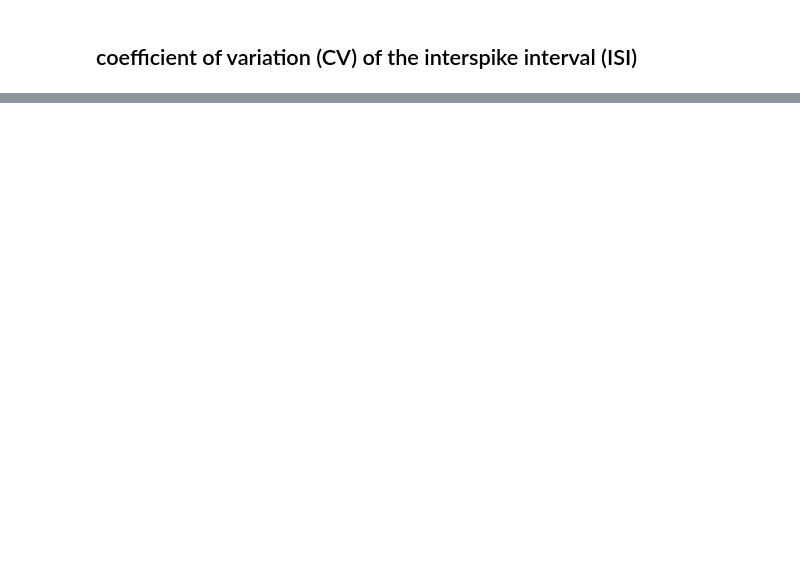
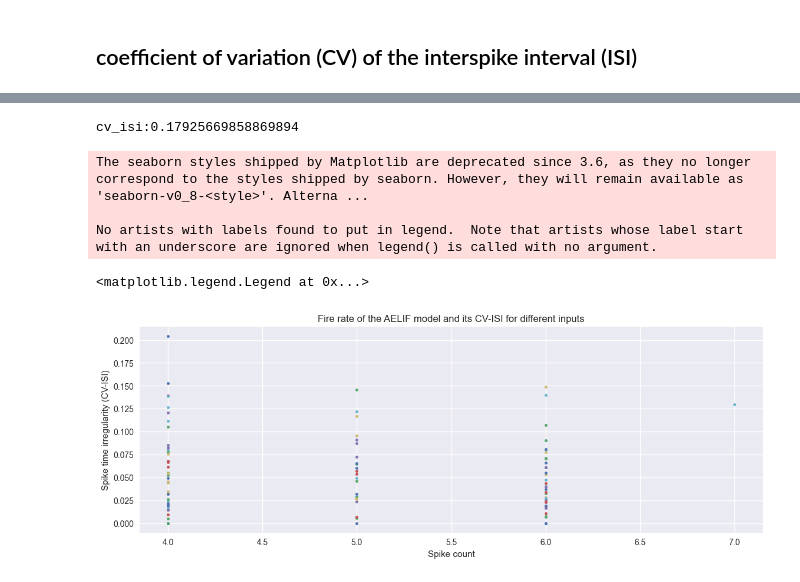
Before and after one commit to Aminzein/Computational-NeuroScience, a Jupyter notebook: LIF Neuron Models/lif-neuron-model.ipynb, the cells around one changed output, grey strips where cells are left out. Drawn from its saved outputs; the diff is of its cells as text; code cells hidden in the pictures; blank space fills up the shorter version.

Commit message:
Finished LIF models and started making populations

```diff
--- a/LIF Neuron Models/lif-neuron-model.ipynb
+++ b/LIF Neuron Models/lif-neuron-model.ipynb
@@ -275,0 +299,69 @@ plt.hist(isi)
+# %%
+params = {
+        "v_reset" : -65,
+        "v_rest": -70,
+        "tau" : 10 ,
+        "R" : 5 ,
+        "threshold" : -40,
+        "dt" : 1
+    }
+I = generateNormalI(10 , 3 , 200)
+params["I_t"] = I
+cv_isi = CV_ISI("LIF", params, 200)
+isi = get_ISI("LIF", params, 200)
+print(f"cv_isi:{cv_isi}")
+fig = px.histogram(isi, range_x=(2,10), title="Histogram of ISI")
+fig.update_layout(xaxis_title="ISI")
+fig.show()
+# %% [output]
+cv_isi:0.17925669858869894
+# %%
+params = {
+    "v_reset" : -70,
+    "v_rest": -70,
+    "tau" : 10 ,
+    "R" : 5. ,
+    "deltaT": 1.,
+    "threshold" : -50.,
+    "dt" : 0.01,
+    "tau_w": 10.,
+    "tau_m": 5.,
+    "a": 1.,
+    "b": 1.5,
+    "w": 2.
+
+}
+I_mean = np.arange(2,50,3)
+I_std = np.arange(0,30,1.5)
+spk_count = np.zeros((len(I_mean),len(I_std)))
+cv_isi = np.empty((len(I_mean),len(I_std)))
+cv_isi[:] = np.NaN
+duration = 400
+
+for i in range(len(I_mean)):
+    for j in range(len(I_std)):
+        I_normal = generateNormalI(I_mean[i] , I_std[j] ,duration)
+        params["I_t"] = I_normal
+        v, spike_times = createAndRunModel("AELIF" , params , duration)
+        if not spike_times:
+            continue
+        spk_count[i,j] = len(spike_times)
+        if spk_count[i,j]>3:
+            isi = np.diff(np.array(spike_times))
+            cv_isi[i,j] = np.std(isi)/np.mean(isi)
+# %%
+import matplotlib.pyplot as plt
+plt.style.use('seaborn')
+plt.figure(figsize=(30,10))
+plt.subplot(2,2,2)
+plt.plot(spk_count,cv_isi,'.')
+plt.xlabel('Spike count')
+plt.ylabel('Spike time irregularity (CV-ISI)')
+plt.title("Fire rate of the AELIF model and its CV-ISI for different inputs")
+plt.legend()
+# %% [output]
+The seaborn styles shipped by Matplotlib are deprecated since 3.6, as they no longer correspond to the styles shipped by seaborn. However, they will remain available as 'seaborn-v0_8-<style>'. Alterna ...
+
+No artists with labels found to put in legend.  Note that artists whose label start with an underscore are ignored when legend() is called with no argument.
+<matplotlib.legend.Legend at 0x...>
+[figure, added]
```
Also changed, not shown: parts of 15 cells of this notebook, 3 other files.
